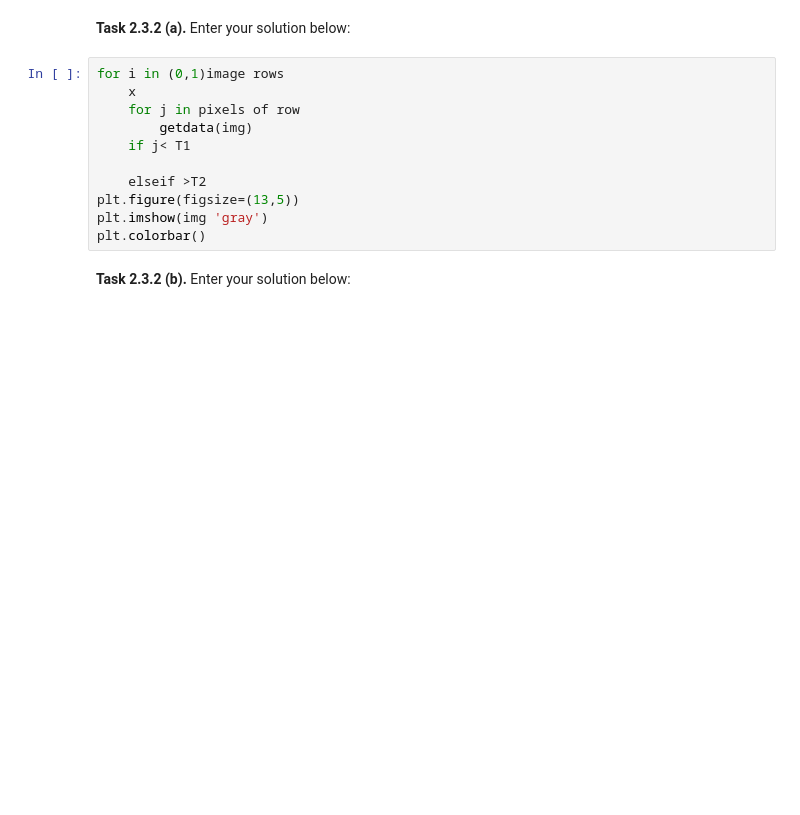
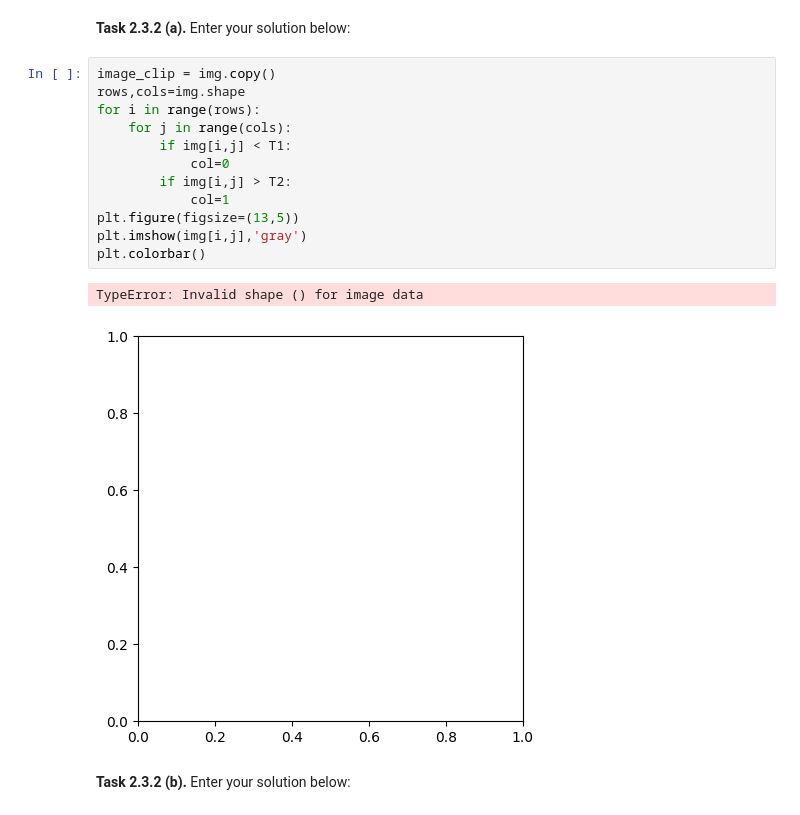
Before and after one commit to acetronomical/mobi-fs3-python, a Jupyter notebook: task2.ipynb, the cells around one changed output. Drawn from its saved outputs; the diff is of its cells as text; blank space fills up the shorter version.

```diff
--- a/task2.ipynb
+++ b/task2.ipynb
@@ -69,16 +69,20 @@ plt.hist(image_clip.flatten())
 # %% [markdown]
 **<a id="#">Task 2.3.2 (a).</a>** Enter your solution below:
 # %%
-for i in (0,1)image rows
-    x
-    for j in pixels of row
-        getdata(img)
-    if j< T1
-
-    elseif >T2
+image_clip = img.copy()
+rows,cols=img.shape
+for i in range(rows):
+    for j in range(cols):
+        if img[i,j] < T1:
+            col=0
+        if img[i,j] > T2:
+            col=1
 plt.figure(figsize=(13,5))
-plt.imshow(img 'gray')
+plt.imshow(img[i,j],'gray')
 plt.colorbar()
+# %% [output]
+TypeError: Invalid shape () for image data
+[figure, added]
 # %% [markdown]
 **<a id="#">Task 2.3.2 (b).</a>** Enter your solution below:
 # %% [markdown]
```
